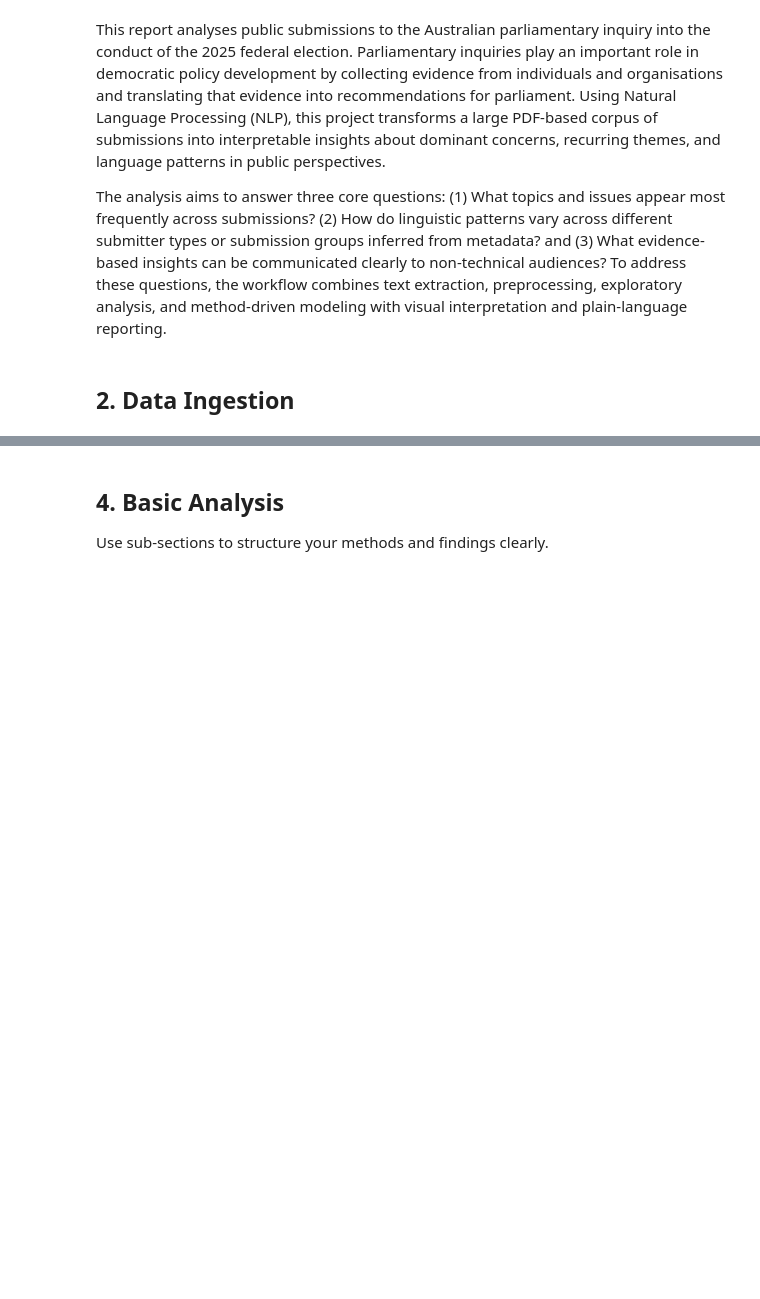
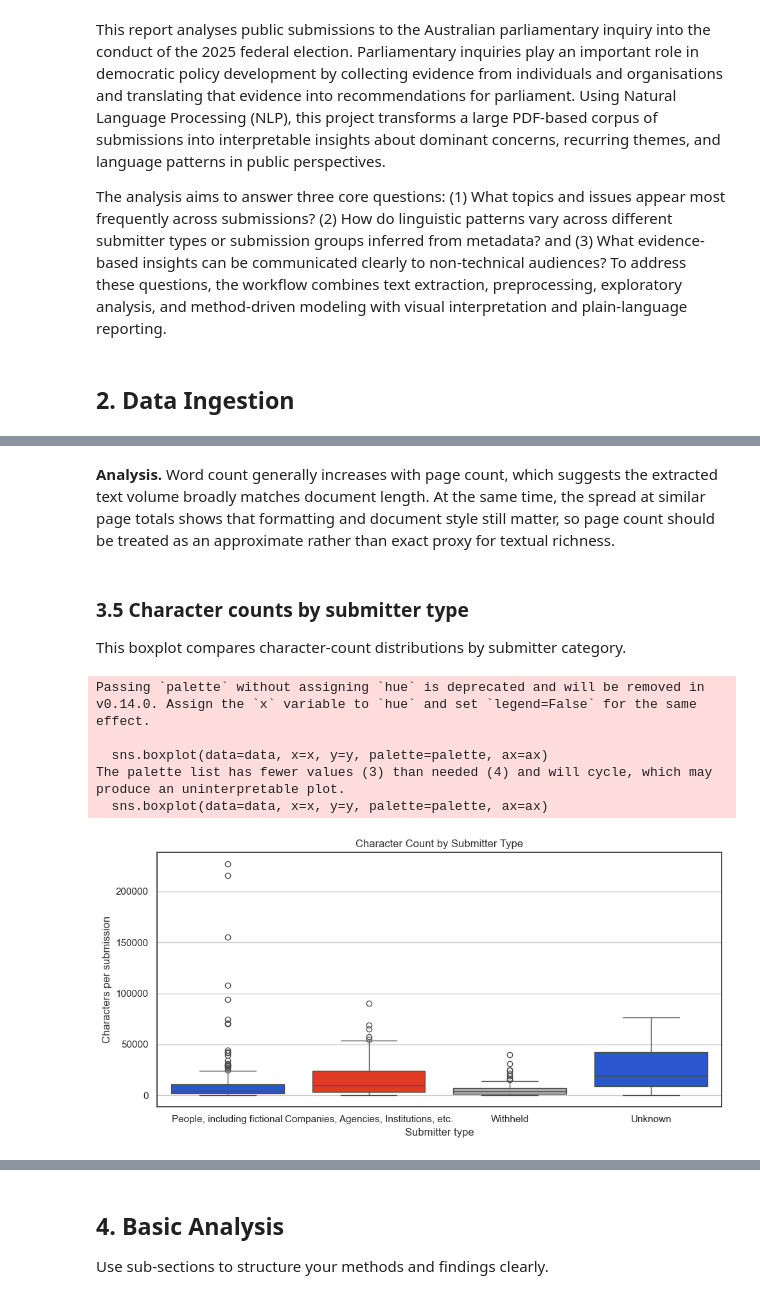
Before and after one commit to Sebas102507/nlp-parliamentary-inquiry-text-mining, a Jupyter notebook: Parliamentary_Inquiry_Text_Mining_Report.ipynb, the cells around one changed output, grey strips where cells are left out. Drawn from its saved outputs; the diff is of its cells as text; code cells hidden in the pictures; blank space fills up the shorter version.

```diff
--- a/Parliamentary_Inquiry_Text_Mining_Report.ipynb
+++ b/Parliamentary_Inquiry_Text_Mining_Report.ipynb
@@ -66,0 +821,26 @@ Present high-level corpus patterns before deeper modeling.
+# %% [markdown]
+**Analysis.** Word count generally increases with page count, which suggests the extracted text volume broadly matches document length. At the same time, the spread at similar page totals shows that formatting and document style still matter, so page count should be treated as an approximate rather than exact proxy for textual richness.
+# %% [markdown]
+### 3.5 Character counts by submitter type
+
+This boxplot compares character-count distributions by submitter category.
+# %%
+# 3.5 Visual: character count by submitter type
+
+visuals.box(
+    data=corpus_df,
+    x="submitter_type",
+    y="char_count",
+    palette=[UTS_PALETTE["blue"], UTS_PALETTE["red"], UTS_PALETTE["mid_grey"]],
+    title="Character Count by Submitter Type",
+    xlabel="Submitter type",
+    ylabel="Characters per submission",
+    figsize=(10, 5),
+)
+# %% [output]
+Passing `palette` without assigning `hue` is deprecated and will be removed in v0.14.0. Assign the `x` variable to `hue` and set `legend=False` for the same effect.
+
+  sns.boxplot(data=data, x=x, y=y, palette=palette, ax=ax)
+The palette list has fewer values (3) than needed (4) and will cycle, which may produce an uninterpretable plot.
+  sns.boxplot(data=data, x=x, y=y, palette=palette, ax=ax)
+[figure, added]
```
Also changed, not shown: parts of 89 cells of this notebook, 2 other files.
